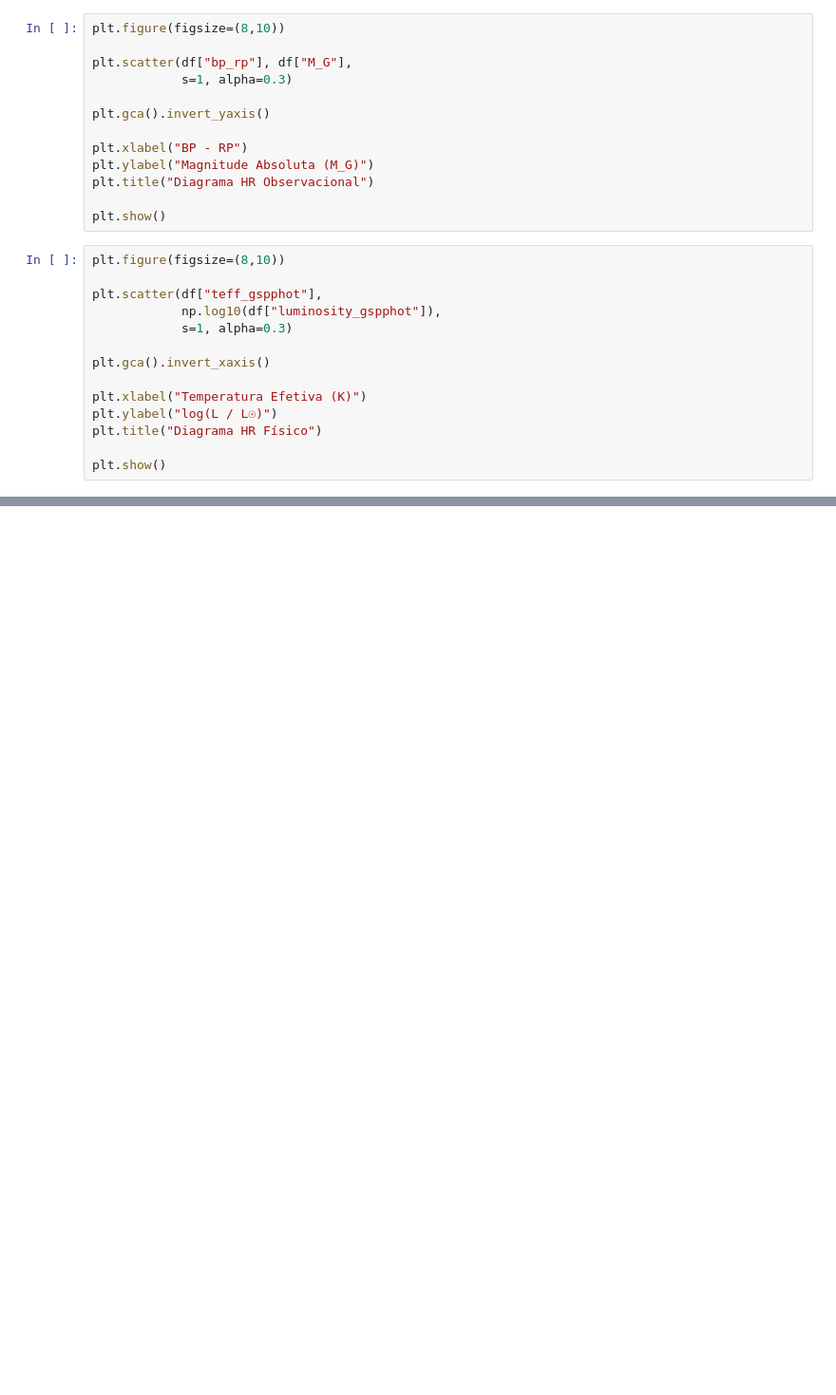
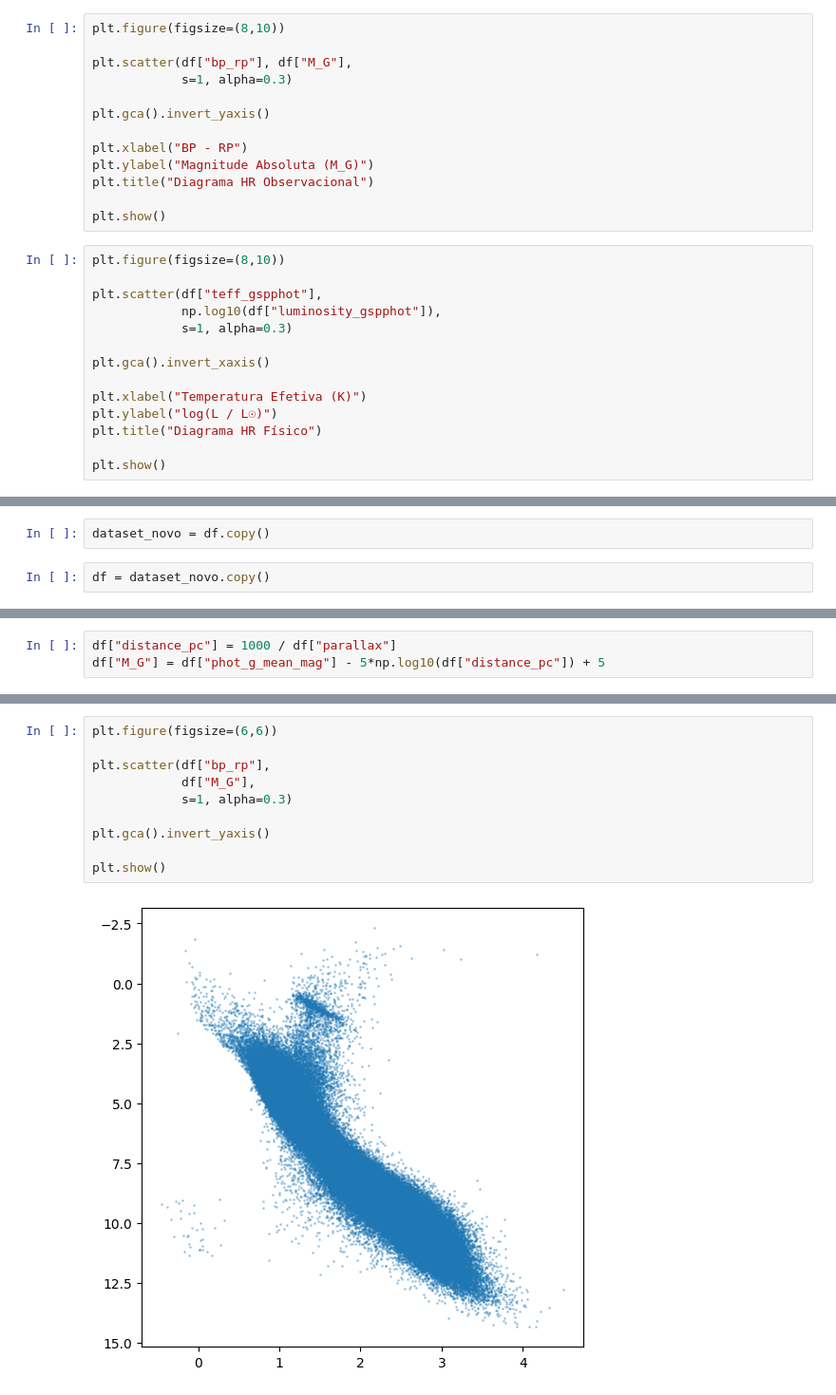
Before and after one commit to marceloavlopes/Diagrama-HR-e-Clustering, a Jupyter notebook: Diagrama_HR_clustering.ipynb, the cells around one changed output, grey strips where cells are left out. Shown at 95% size. Saved outputs shown, nothing was run; the diff lists cells and outputs as text; blank space fills up the shorter version.

```diff
--- a/Diagrama_HR_clustering.ipynb
+++ b/Diagrama_HR_clustering.ipynb
@@ -740,0 +806,4 @@ plt.show()
+# %%
+dataset_novo = df.copy()
+# %%
+df = dataset_novo.copy()
@@ -740,0 +822,3 @@ plt.show()
+# %%
+df["distance_pc"] = 1000 / df["parallax"]
+df["M_G"] = df["phot_g_mean_mag"] - 5*np.log10(df["distance_pc"]) + 5
@@ -740,0 +837,12 @@ plt.show()
+# %%
+plt.figure(figsize=(6,6))
+
+plt.scatter(df["bp_rp"],
+            df["M_G"],
+            s=1, alpha=0.3)
+
+plt.gca().invert_yaxis()
+
+plt.show()
+# %% [output]
+[figure, added]
```
Also changed, not shown: parts of 12 cells of this notebook.
